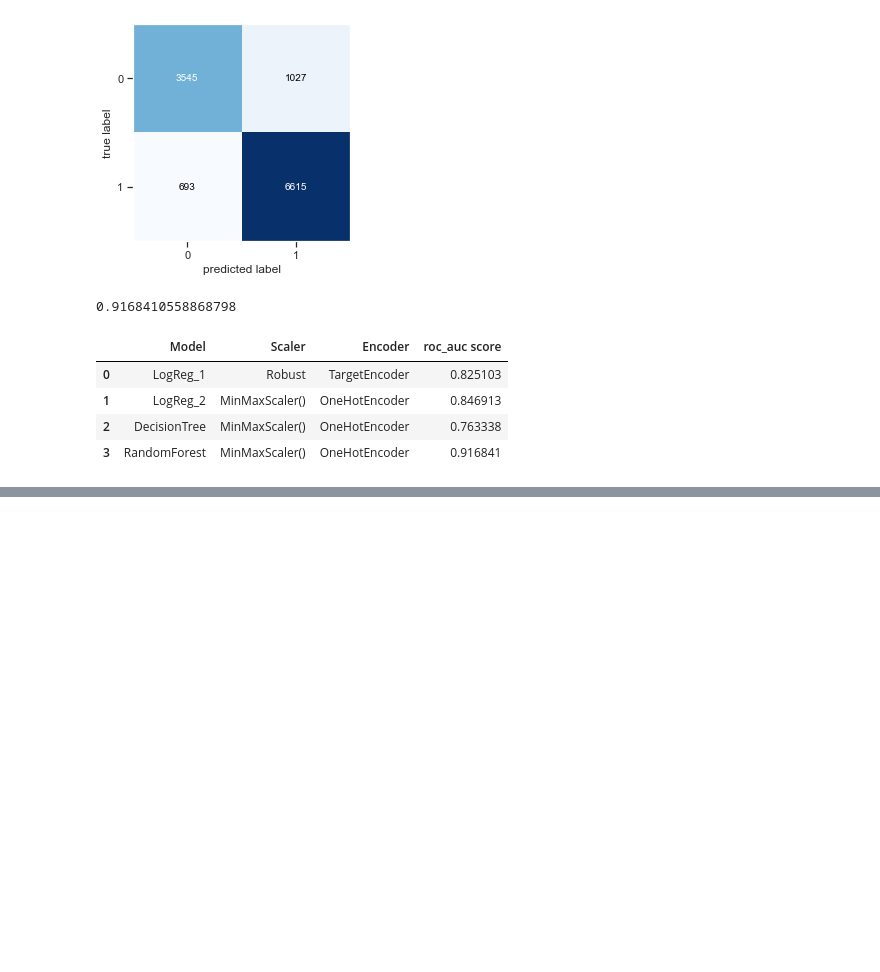
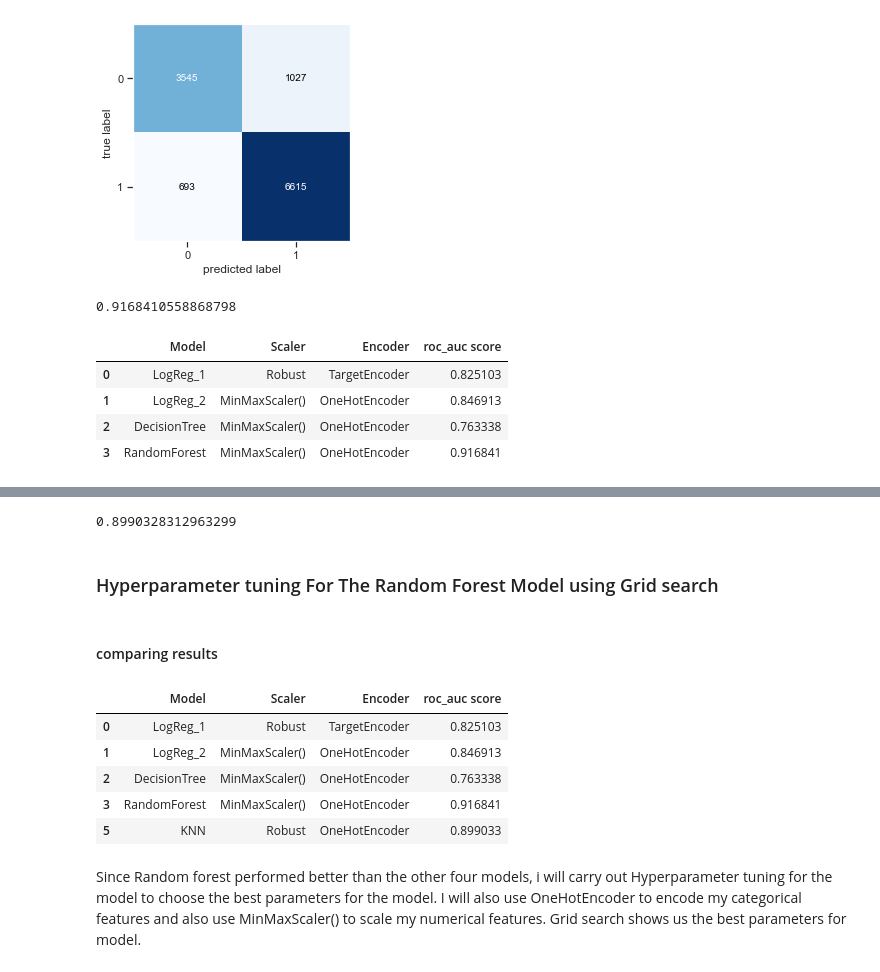
Before and after one commit to waitipeter/TANZANIA-WATER-WELLS-PROJECT, a Jupyter notebook: Modelling Tanzania water points.ipynb, the cells around one changed output, grey strips where cells are left out. Cells and saved outputs as stored; diff of their text form; code cells hidden in the pictures; blank space fills up the shorter version.

```diff
--- a/Modelling Tanzania water points.ipynb
+++ b/Modelling Tanzania water points.ipynb
@@ -428,0 +484,27 @@ df_results
+# %%
+scores = cross_val_score(pipe, X, y, cv=5, scoring='roc_auc')
+print(scores.mean())
+# %% [output]
+0.8990328312963299
+# %%
+df_results = df_results.append({
+     "Model": 'KNN' ,
+      "Scaler": 'Robust' ,
+       'Encoder' : 'OneHotEncoder',
+               'roc_auc score ' :0.8990328312963299
+                    }, ignore_index=True)
+# %% [markdown]
+### Hyperparameter tuning For The Random Forest Model using Grid search
+# %% [markdown]
+#### comparing results
+# %%
+df_results
+# %% [output]
+|  | Model | Scaler | Encoder | roc_auc score |
+| 0 | LogReg_1 | Robust | TargetEncoder | 0.825103 |
+| 1 | LogReg_2 | MinMaxScaler() | OneHotEncoder | 0.846913 |
+| 2 | DecisionTree | MinMaxScaler() | OneHotEncoder | 0.763338 |
+| 3 | RandomForest | MinMaxScaler() | OneHotEncoder | 0.916841 |
+| 5 | KNN | Robust | OneHotEncoder | 0.899033 |
+# %% [markdown]
+Since Random forest performed better than the other four models, i will carry out Hyperparameter tuning for the model to choose the best parameters for the model. I will also use OneHotEncoder to encode my categorical features and also use MinMaxScaler() to scale my numerical features. Grid search shows us the best parameters for model.
```
Also changed, not shown: parts of 11 cells of this notebook.
